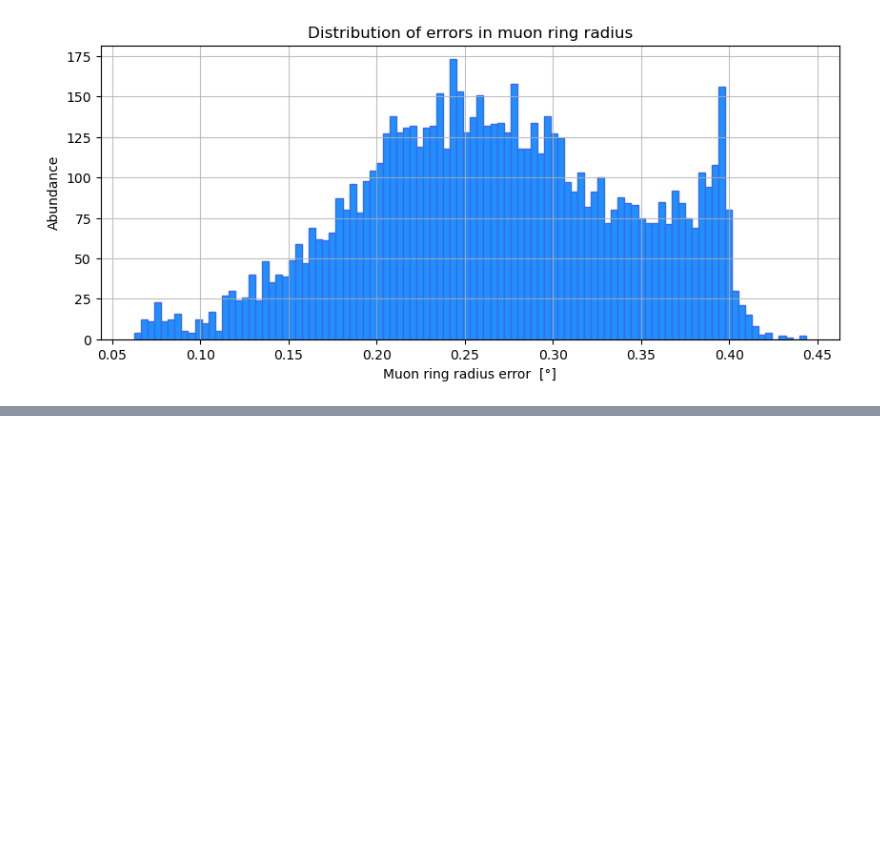
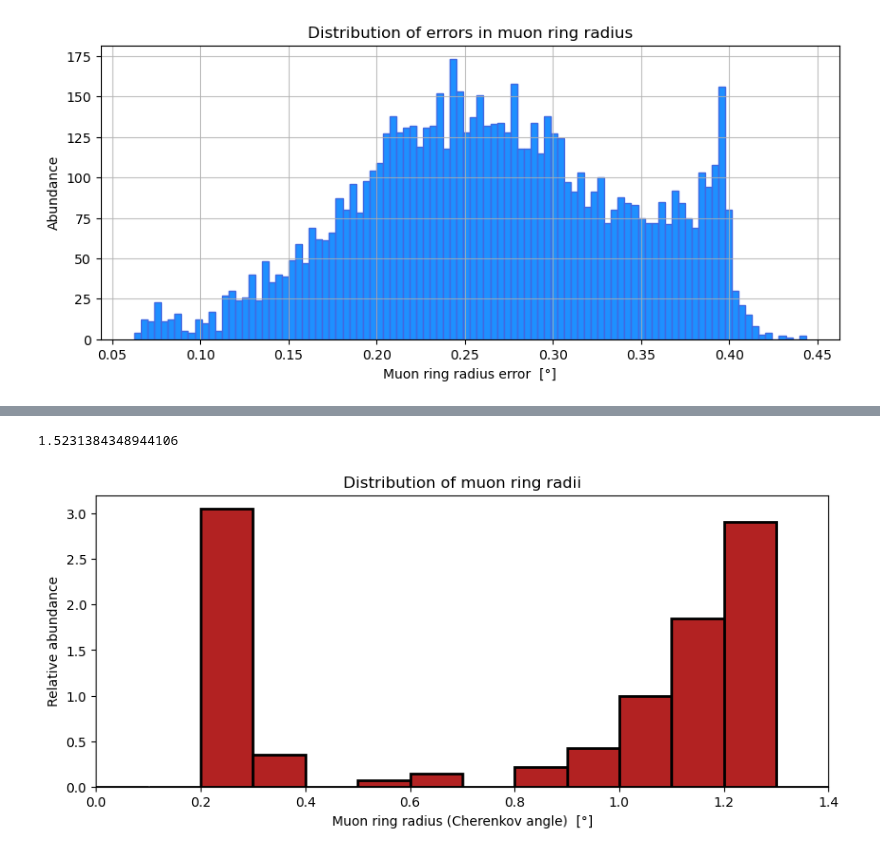
Before and after one commit to leandrorizk/magnetic_monopoles, a Jupyter notebook: muons/muon_real_ring_size_vs_radius.ipynb, the cells around one changed output, grey strips where cells are left out. Cells and saved outputs as stored; diff of their text form; code cells hidden in the pictures; blank space fills up the shorter version.

```diff
--- a/muons/muon_real_ring_size_vs_radius.ipynb
+++ b/muons/muon_real_ring_size_vs_radius.ipynb
@@ -137,0 +239,28 @@ plt.show()
+# %%
+# Chi2 test
+
+model_guesses_0 = linear_0(good_muon_sizes, slope_0)
+
+chi2 = np.sum((model_guesses_0 - good_muon_radii)**2 / (good_muon_radii_err)**2)
+dof = len(model_guesses_0) - 1
+red_chi2 = chi2/dof
+print(red_chi2)
+# %% [output]
+1.5231384348944106
+# %%
+histobins = np.arange(0, 1.5, 0.1)
+
+fig, ax = plt.subplots(figsize=(10, 4))
+
+plt.hist(good_muon_radii, bins=histobins, density=True,
+         edgecolor='black', lw=2, color='firebrick')
+
+plt.xlabel('Muon ring radius (Cherenkov angle)  [°]')
+plt.ylabel('Relative abundance')
+plt.title('Distribution of muon ring radii')
+
+plt.xlim(histobins[0], histobins[-1])
+
+plt.show()
+# %% [output]
+[figure, added]
```
Also changed, not shown: parts of 37 cells of this notebook, 6 other files.
